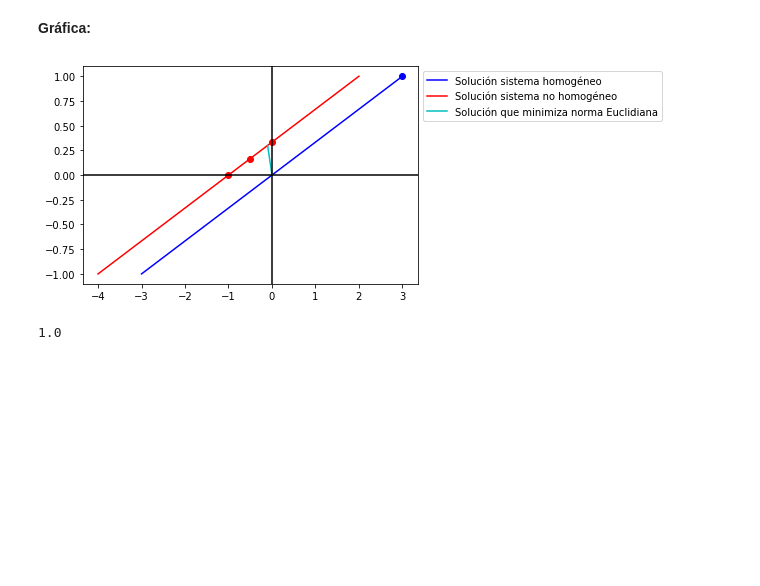
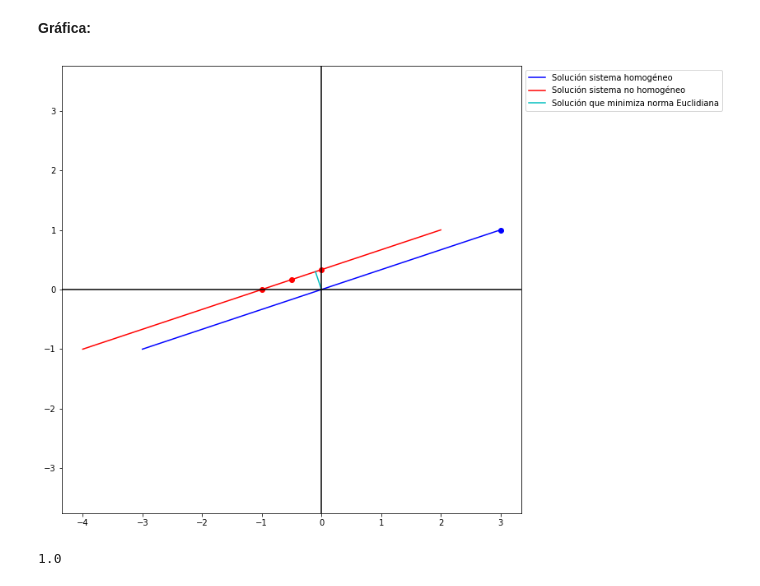
Before and after one commit to palmoreck/laboratorios, a Jupyter notebook: Python/ejercicios.ipynb, the cells around one changed output. Cells and saved outputs as stored; diff of their text form; code cells hidden in the pictures; blank space fills up the shorter version.

```diff
--- a/Python/ejercicios.ipynb
+++ b/Python/ejercicios.ipynb
@@ -236,22 +236,24 @@ array([0., 0.])
 # %%
 t = np.linspace(-1,1,100)
 # %%
+plt.figure(figsize=(10,10))
 plt.plot(3*t, t, 'b')
 plt.plot(-1+3*t, t, 'r')
 plt.scatter(point_homogeneous_system[0], point_homogeneous_system[1], color='b')
 plt.scatter(point1[0], point1[1], color = 'r')
 plt.scatter(point2[0], point2[1], color='r')
 plt.scatter(point3[0], point3[1], color = 'r')
 plt.plot(point4[:,0], point4[:,1], color='c')
 plt.axhline(color='k')
 plt.axvline(color='k')
+plt.axis("equal")
 plt.legend(["Solución sistema homogéneo",
             "Solución sistema no homogéneo",
             "Solución que minimiza norma Euclidiana"],
             bbox_to_anchor=(1, 1))
 plt.show()
 # %% [output]
-[figure, old version]
+[figure, new version]
 # %%
 np.linalg.norm(point1)
 # %% [output]
```
Also changed, not shown: parts of 1 cell of this notebook.
